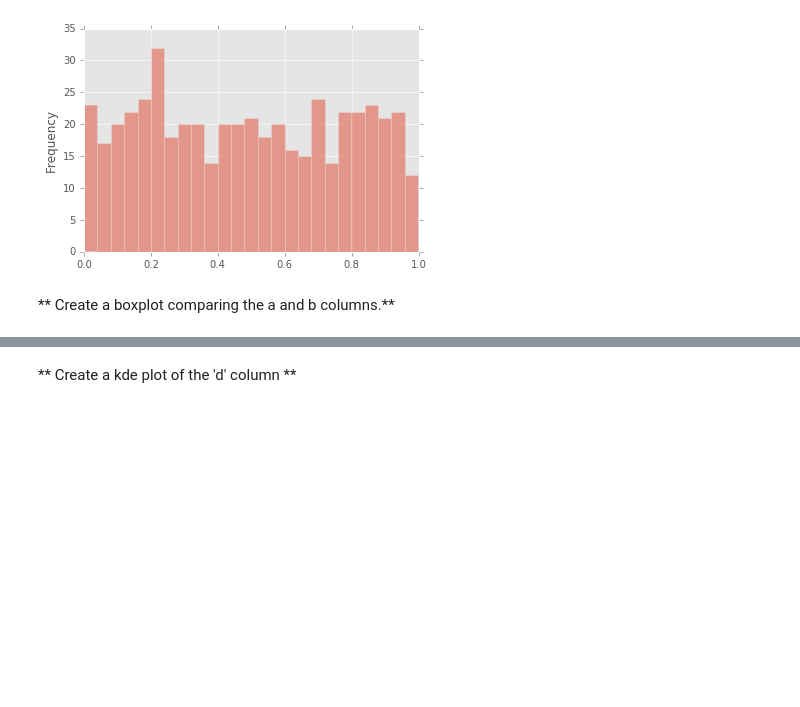
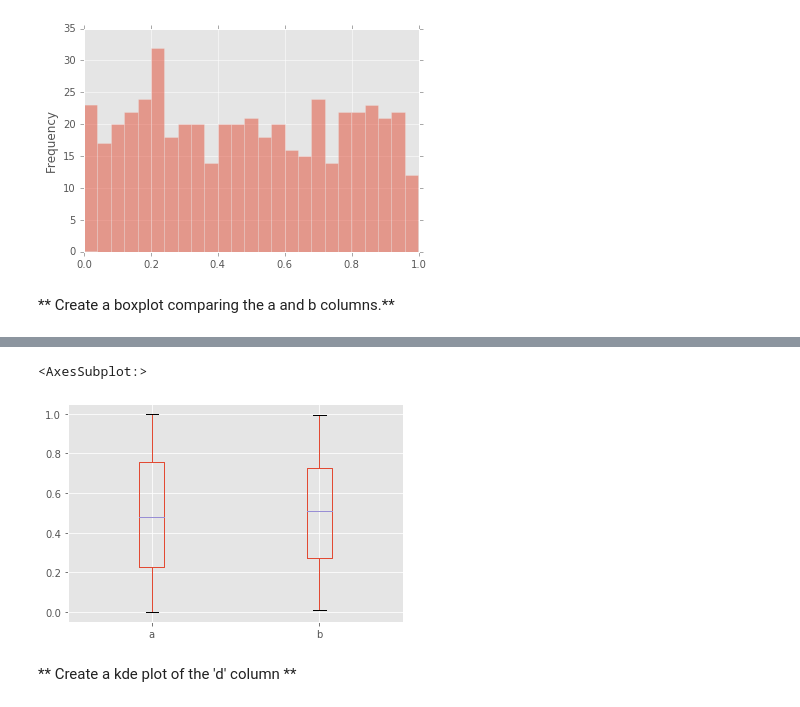
Before and after one commit to caosanity/Python-for-Data-Science-and-Machine-Learning-Bootcamp, a Jupyter notebook: Refactored_Py_DS_ML_Bootcamp-master/07-Pandas-Built-in-Data-Viz/02-Pandas Data Visualization Exercise.ipynb, the cells around one changed output, grey strips where cells are left out. Saved outputs shown, nothing was run; the diff lists cells and outputs as text; code cells hidden in the pictures; blank space fills up the shorter version.

```diff
--- a/Refactored_Py_DS_ML_Bootcamp-master/07-Pandas-Built-in-Data-Viz/02-Pandas Data Visualization Exercise.ipynb
+++ b/Refactored_Py_DS_ML_Bootcamp-master/07-Pandas-Built-in-Data-Viz/02-Pandas Data Visualization Exercise.ipynb
@@ -69,2 +69,7 @@ df3.head()
+# %%
+df3[['a', 'b']].plot.box()
+# %% [output]
+<AxesSubplot:>
+[figure, added]
 # %% [markdown]
 ** Create a kde plot of the 'd' column **
```
Also changed, not shown: parts of 13 cells of this notebook.
